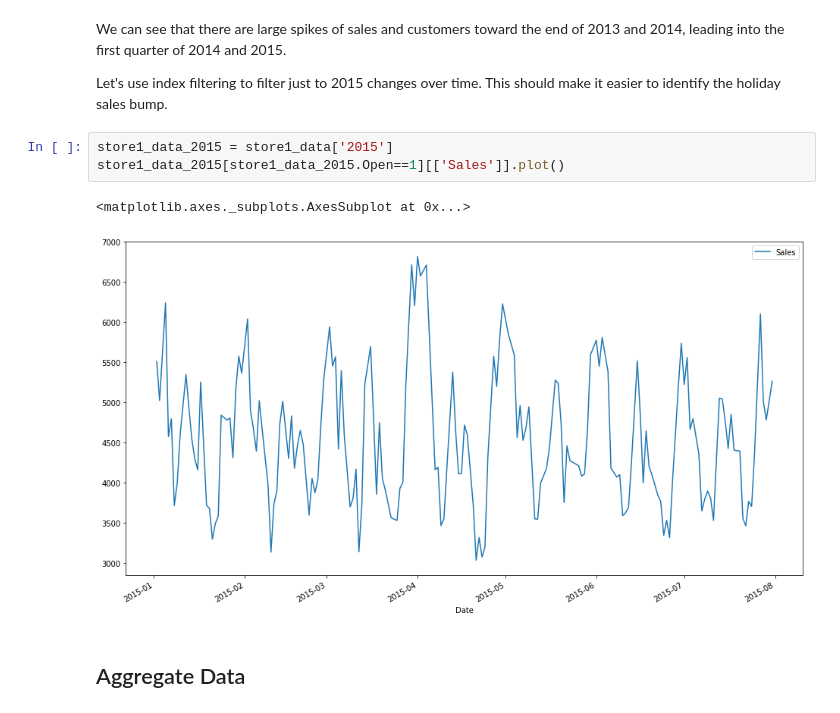
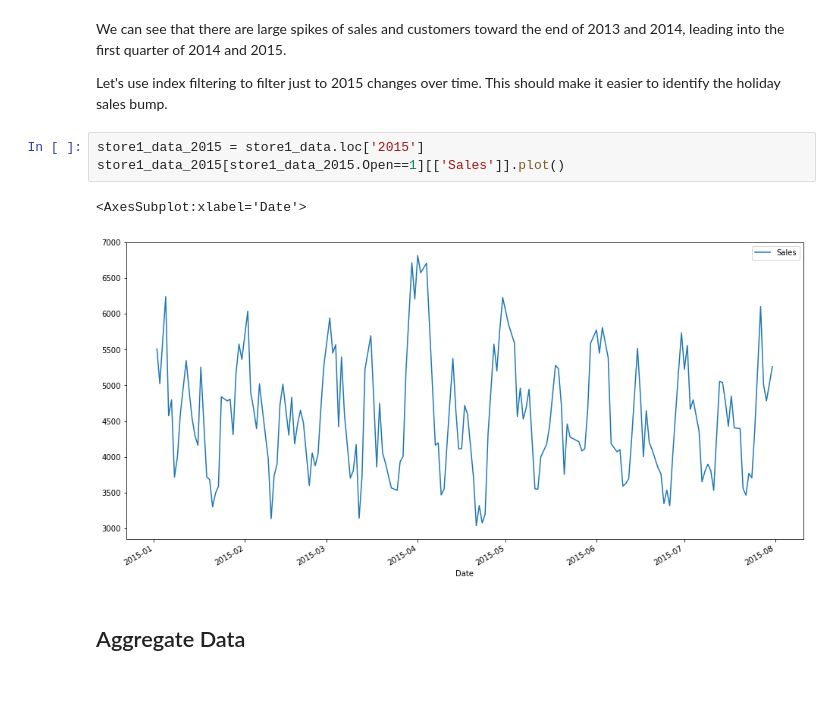
Before and after one commit to MultiverseLearningProducts/df_machine_learning, a Jupyter notebook: time-series-data/02_rolling_statistics.ipynb, the cells around one changed output. Saved outputs shown, nothing was run; the diff lists cells and outputs as text; blank space fills up the shorter version.

```diff
--- a/time-series-data/02_rolling_statistics.ipynb
+++ b/time-series-data/02_rolling_statistics.ipynb
@@ -617,11 +617,11 @@ We can see that there are large spikes of sales and customers toward the end of
 
 Let's use index filtering to filter just to 2015 changes over time. This should make it easier to identify the holiday sales bump.
 # %%
-store1_data_2015 = store1_data['2015']
+store1_data_2015 = store1_data.loc['2015']
 store1_data_2015[store1_data_2015.Open==1][['Sales']].plot()
 # %% [output]
-<matplotlib.axes._subplots.AxesSubplot at 0x...>
+<AxesSubplot:xlabel='Date'>
-[figure, old version]
+[figure, new version]
 # %% [markdown]
 <h2><a id= "B">Aggregate Data</a></h2>
 # %% [markdown]
```
Also changed, not shown: parts of 6 cells of this notebook.
